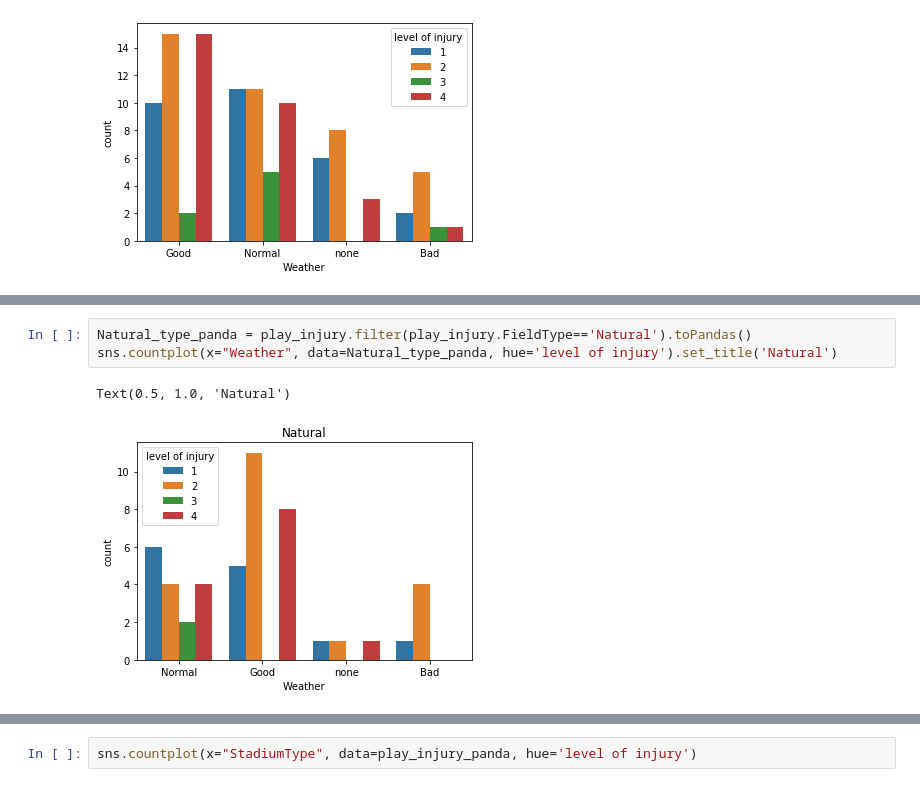
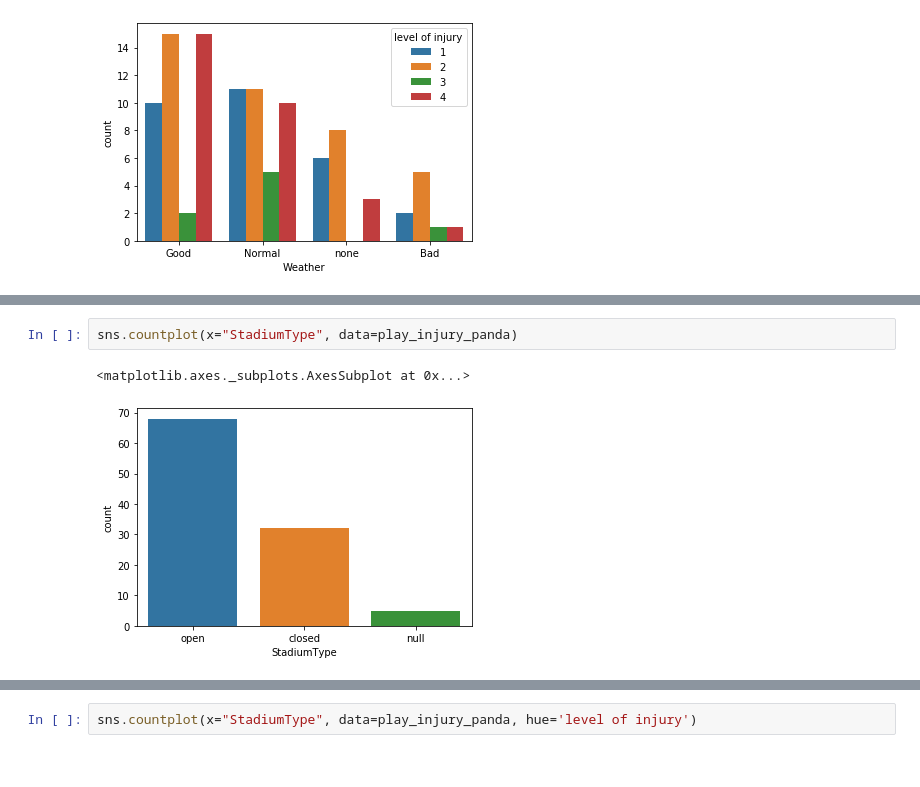
Before and after one commit to cwingho/NFL_Analytics, a Jupyter notebook: Barry/injury-play.ipynb, the cells around one changed output, grey strips where cells are left out. Drawn from its saved outputs; the diff is of its cells as text.

```diff
--- a/Barry/injury-play.ipynb
+++ b/Barry/injury-play.ipynb
@@ -315,6 +328,5 @@ Text(0.5, 1.0, 'Synthetic')
-# %%
-Natural_type_panda = play_injury.filter(play_injury.FieldType=='Natural').toPandas()
-sns.countplot(x="Weather", data=Natural_type_panda, hue='level of injury').set_title('Natural')
-# %% [output]
-Text(0.5, 1.0, 'Natural')
-[figure, removed]
+# %%
+sns.countplot(x="StadiumType", data=play_injury_panda)
+# %% [output]
+<matplotlib.axes._subplots.AxesSubplot at 0x...>
+[figure, added]
```
Also changed, not shown: parts of 8 cells of this notebook.
